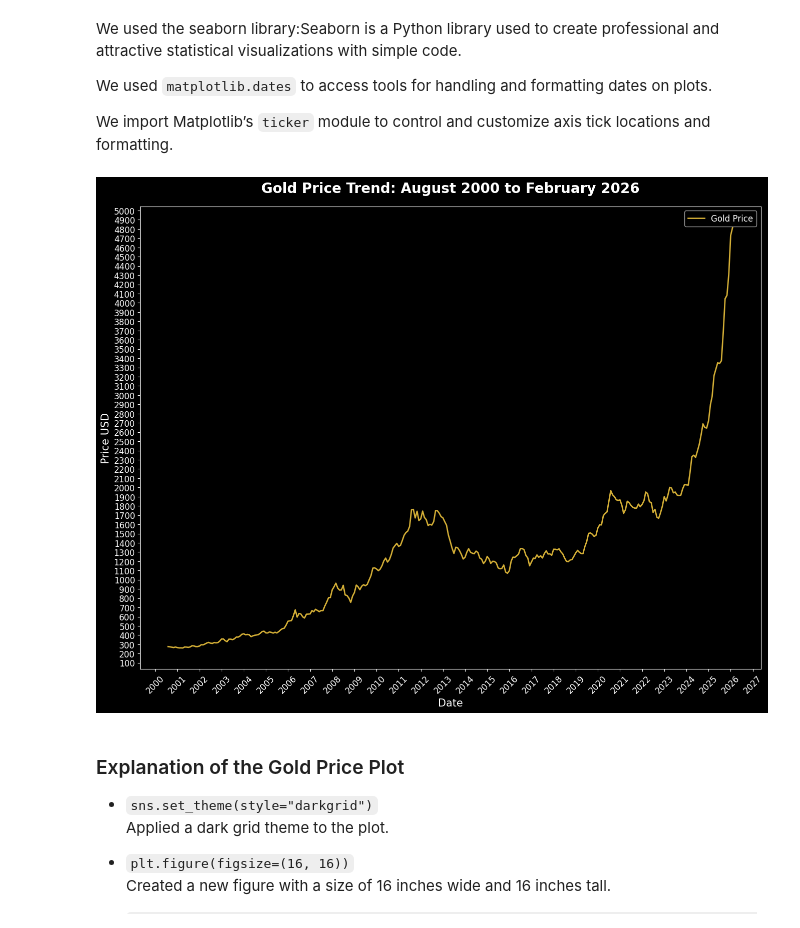
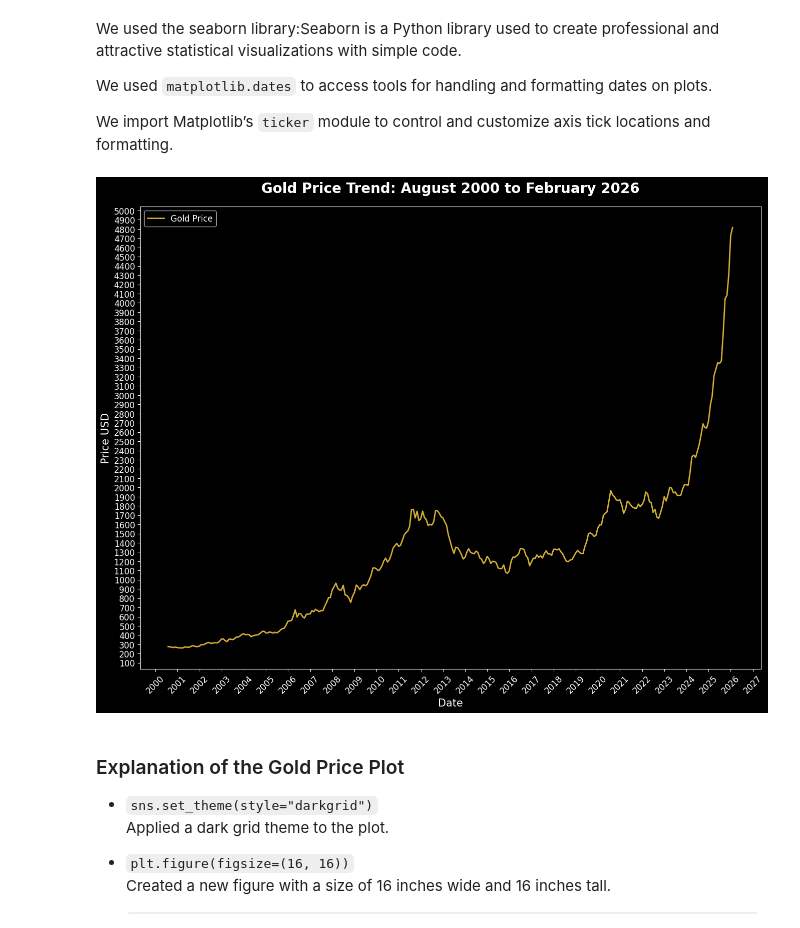
Before and after one commit to younesbensaid/Data-Analytics-projects, a Jupyter notebook: gold-price-analysis Aug 2000 - Fev 2026/XAUUSD_Analysis.ipynb, the cells around one changed output. Saved outputs shown, nothing was run; the diff lists cells and outputs as text; code cells hidden in the pictures.

Commit message:
Adjust legend position in Gold Price Trend: August 2000 to February 2026

```diff
--- a/gold-price-analysis Aug 2000 - Fev 2026/XAUUSD_Analysis.ipynb
+++ b/gold-price-analysis Aug 2000 - Fev 2026/XAUUSD_Analysis.ipynb
@@ -171,24 +171,24 @@ We import Matplotlib’s `ticker` module to control and customize axis tick loca
 # %%
 plt.style.use('dark_background')
 plt.figure(figsize=(16, 12))
 
 plt.plot(df.index, df['Gold_Price_USD_YFinance'], color='#D4AF37', linewidth=2, label='Gold Price')
 
 plt.title("Gold Price Trend: August 2000 to February 2026", fontsize=20, fontweight='bold', pad=20)
 plt.xlabel("Date", fontsize=15)
 plt.ylabel("Price USD", fontsize=15)
 
 plt.gca().xaxis.set_major_locator(mdates.YearLocator())
 plt.gca().xaxis.set_major_formatter(mdates.DateFormatter('%Y'))
 plt.gca().yaxis.set_major_locator(ticker.MultipleLocator(100))
 
 plt.xticks(rotation=45, fontsize=12)
 plt.yticks(fontsize=12)
 
-plt.legend(fontsize=12)
+plt.legend(loc='upper left', fontsize=12)
 plt.show()
 # %% [output]
-[figure, old version]
+[figure, new version]
 # %% [markdown]
 ### Explanation of the Gold Price Plot
 
```
